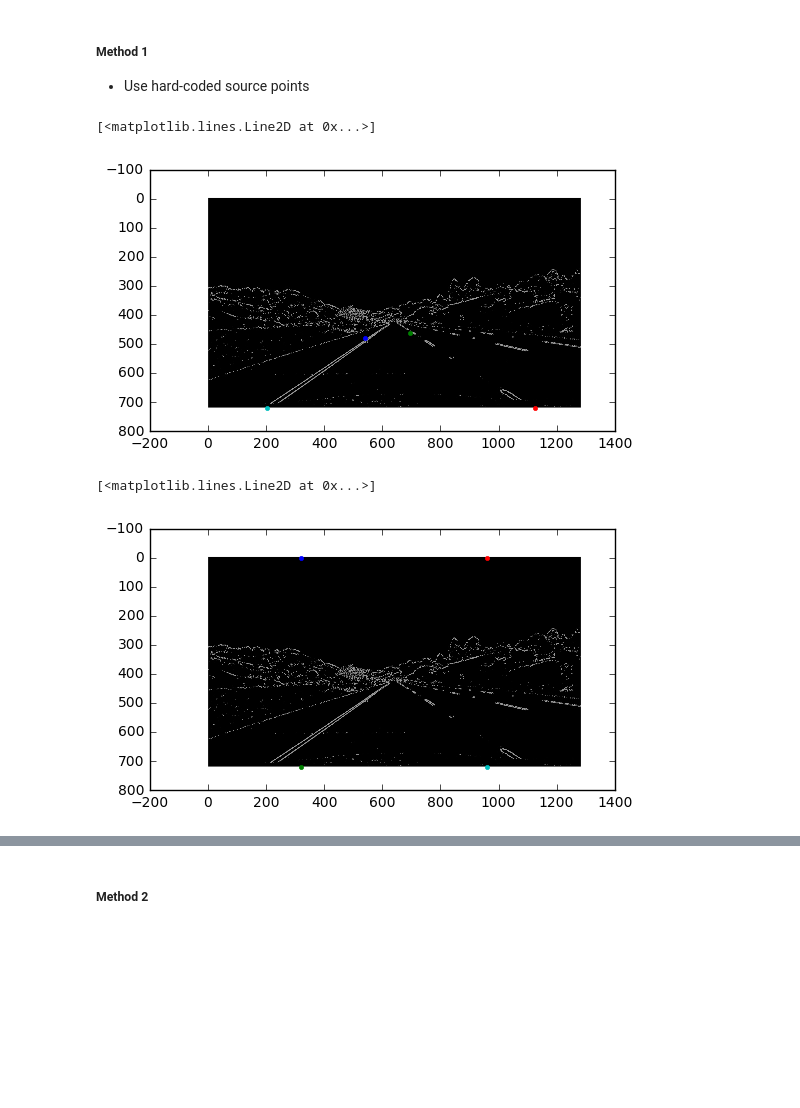
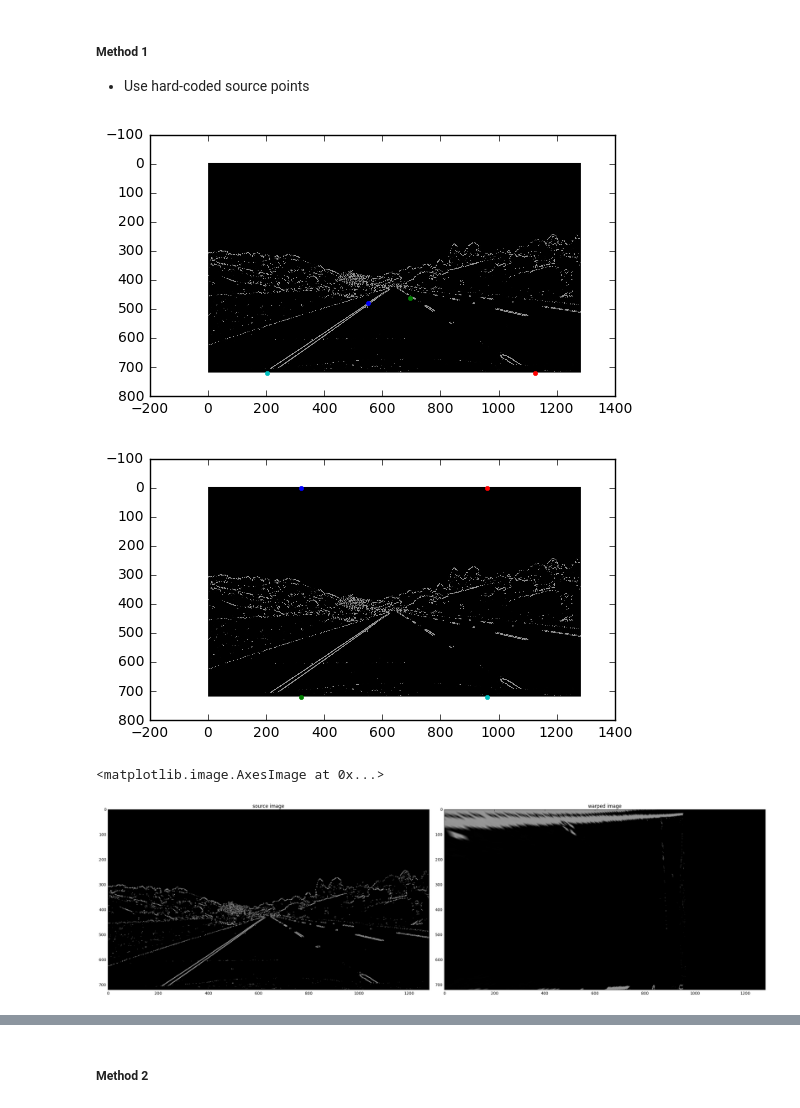
Before and after one commit to JonathanCMitchell/Advanced-Lane-Line-Detection, a Jupyter notebook: Experimenting.ipynb, the cells around one changed output, grey strips where cells are left out. Drawn from its saved outputs; the diff is of its cells as text; code cells hidden in the pictures; blank space fills up the shorter version.

```diff
--- a/Experimenting.ipynb
+++ b/Experimenting.ipynb
@@ -233,7 +238,7 @@ img shape:  (720, 1280, 3)
 ##### Method 1
 * Use hard-coded source points
 # %%
-top_left_src = [540, 480]
+top_left_src = [550, 480]
 top_right_src = [695, 460]
 bot_left_src = [203, 720]
 bot_right_src = [1127, 720]
@@ -242,8 +247,9 @@ plt.plot(top_left_src[0],top_left_src[1], '.')
 plt.plot(top_right_src[0], top_right_src[1], '.')
 plt.plot(bot_right_src[0], bot_right_src[1], '.')
 plt.plot(bot_left_src[0], bot_left_src[1], '.')
+
+src = np.float32([top_left_src, top_right_src, bot_right_src, bot_left_src])
 # %% [output]
-[<matplotlib.lines.Line2D at 0x...>]
 [figure]
 # %%
 top_left_dst = [320, 0]
@@ -255,6 +261,25 @@ plt.plot(top_left_dst[0], top_left_dst[1], '.')
 plt.plot(top_right_dst[0], top_right_dst[1], '.')
 plt.plot(bot_left_dst[0], bot_left_dst[1], '.')
 plt.plot(bot_right_dst[0], bot_right_dst[1], '.')
+
+dest = np.float32([top_left_dst, top_right_dst, bot_right_dst, bot_left_dst])
 # %% [output]
-[<matplotlib.lines.Line2D at 0x...>]
 [figure]
+# %%
+# build transformation matrix M
+M = cv2.getPerspectiveTransform(src, dest) # get perspective transform
+# IM = cv2.getPerspectiveTransform(dest, src) # get inverse perspective transform
+
+warped = cv2.warpPerspective(image, M, (image.shape[1], image.shape[0]), flags=cv2.INTER_LINEAR)
+f, (ax1, ax2) = plt.subplots(1, 2, figsize=(24, 9))
+f.tight_layout()
+
+
+
+ax1.set_title('source image')
+ax1.imshow(image)
+ax2.set_title('warped image')
+ax2.imshow(warped)
+# %% [output]
+<matplotlib.image.AxesImage at 0x...>
+[figure, added]
```
Also changed, not shown: parts of 19 cells of this notebook, 7 other files.
